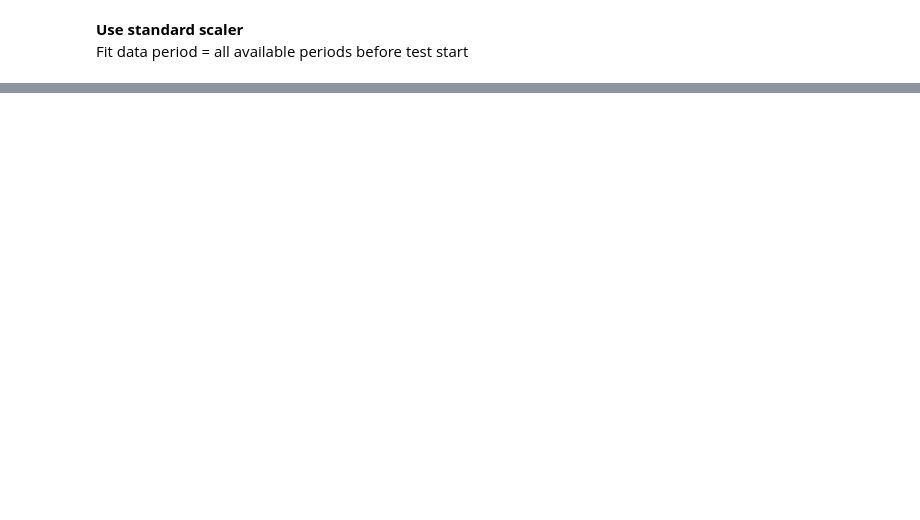
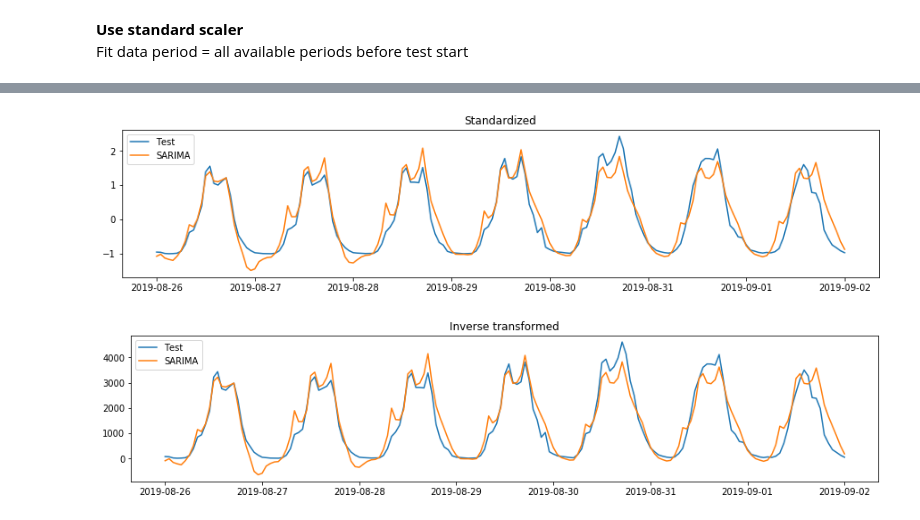
Before and after one commit to khairulomar/Melbourne_pedestrian, a Jupyter notebook: Melbourne_pedestrian.ipynb, the cells around one changed output, grey strips where cells are left out. Saved outputs shown, nothing was run; the diff lists cells and outputs as text; code cells hidden in the pictures; blank space fills up the shorter version.

```diff
--- a/Melbourne_pedestrian.ipynb
+++ b/Melbourne_pedestrian.ipynb
@@ -1214,0 +1259,25 @@ plt.show()
+# %%
+model = sarima_std_scaled
+test_start = test_start
+scaler = StandardScaler()
+
+cols=['sensor_id', 'group', 'test','predict','lower','upper',
+      'std_test','std_predict','std_lower', 'std_upper']
+dfpredict = pd.DataFrame(columns=cols)
+
+for site in [1]: #df.sensor_id.unique()
+    data = dfsite[site]
+    data_test, pred, pc_upper, pc_lower, data_test0, pred0, pc_upper0, pc_lower0 = sarima_mse(model, data, scaler, test_start, 1)
+
+    dfpred = pd.DataFrame({'upper':pc_upper0.values.ravel(), 'lower':pc_lower0.values.ravel(),
+                           'predict':pred0.values.ravel(), 'test':data_test0.values.ravel(),
+                           'std_upper':pc_upper.values.ravel(), 'std_lower':pc_lower.values.ravel(),
+                           'std_predict':pred.values.ravel(), 'std_test':data_test.values.ravel()},
+                          index=data_test.index)
+    dfpred[['test','predict','lower','upper']] = dfpred[['test','predict','lower','upper']].astype('int')
+    dfpred['sensor_id'] = site
+    dfpred['group'] = dfpred['sensor_id'].map(grouped_site)
+    dfpred = dfpred[cols]
+    dfpredict = pd.concat([dfpredict, dfpred])
+
+dfpredict
@@ -1215,3 +1298,19 @@ plt.show()
+# %%
+fig,ax = plt.subplots(figsize=(15,3))
+plt.plot(dfpredict.iloc[:,6], label='Test')
+plt.plot(dfpredict.iloc[:,7], label='SARIMA')
+ax.set_title('Standardized')
+plt.legend()
+plt.show()
+fig,ax = plt.subplots(figsize=(15,3))
+plt.plot(dfpredict.iloc[:,2], label='Test')
+plt.plot(dfpredict.iloc[:,3], label='SARIMA')
+ax.set_title('Inverse transformed')
+plt.legend()
+plt.show()
+# %% [output]
+[figure, added]
+[figure, added]
 # %% [markdown]
 # To do list
 
```
Also changed, not shown: parts of 22 cells of this notebook.
